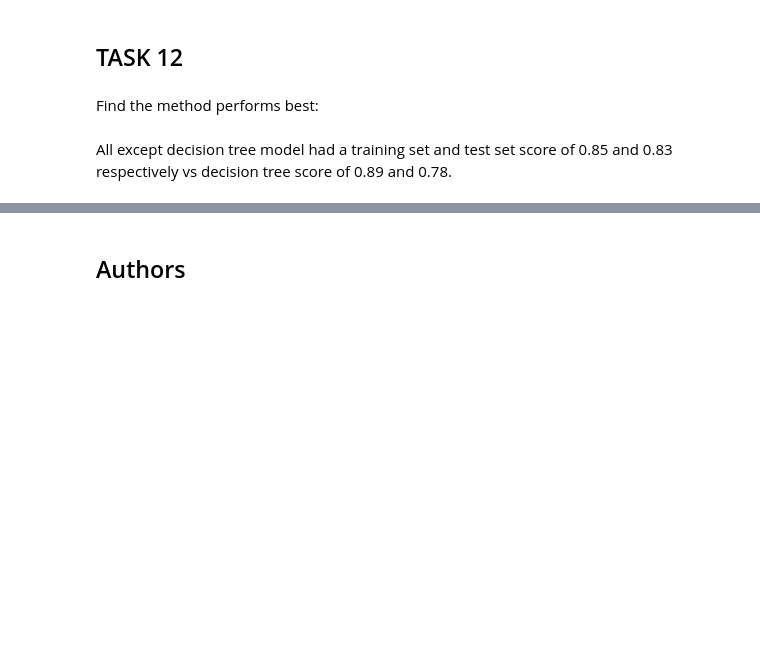
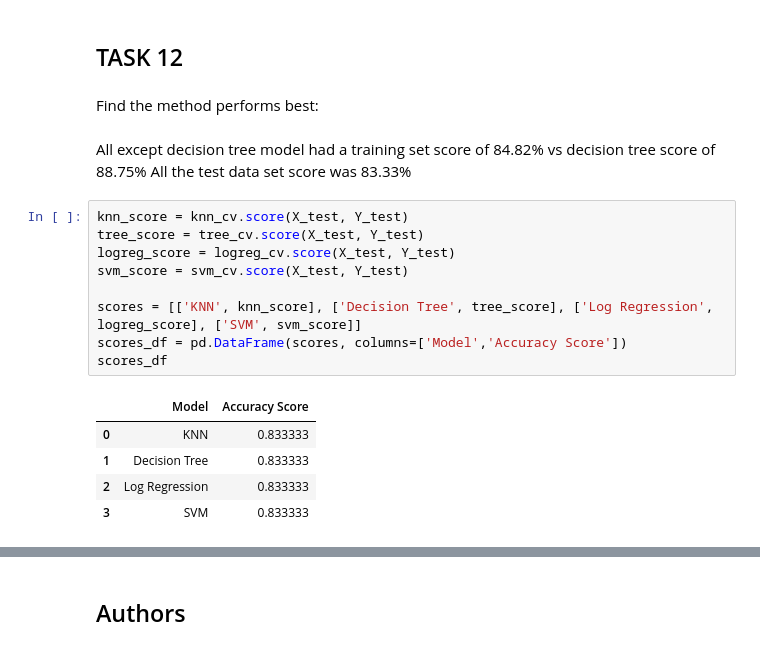
Before and after one commit to Sharlmagne/ibm-data-science-course, a Jupyter notebook: Machine Learning Prediction.ipynb, the cells around one changed output, grey strips where cells are left out. Saved outputs shown, nothing was run; the diff lists cells and outputs as text; blank space fills up the shorter version.

```diff
--- a/Machine Learning Prediction.ipynb
+++ b/Machine Learning Prediction.ipynb
@@ -340,4 +340,20 @@ plot_confusion_matrix(Y_test,yhat)
 # %% [markdown]
 Find the method performs best:
 # %% [markdown]
-All except decision tree model had a training set and test set score of 0.85 and 0.83 respectively vs decision tree score of 0.89 and 0.78.
+All except decision tree model had a training set score of 84.82% vs decision tree score of 88.75%
+All the test data set score was 83.33%
+# %%
+knn_score = knn_cv.score(X_test, Y_test)
+tree_score = tree_cv.score(X_test, Y_test)
+logreg_score = logreg_cv.score(X_test, Y_test)
+svm_score = svm_cv.score(X_test, Y_test)
+
+scores = [['KNN', knn_score], ['Decision Tree', tree_score], ['Log Regression', logreg_score], ['SVM', svm_score]]
+scores_df = pd.DataFrame(scores, columns=['Model','Accuracy Score'])
+scores_df
+# %% [output]
+|  | Model | Accuracy Score |
+| 0 | KNN | 0.833333 |
+| 1 | Decision Tree | 0.833333 |
+| 2 | Log Regression | 0.833333 |
+| 3 | SVM | 0.833333 |
```
Also changed, not shown: parts of 3 cells of this notebook.
